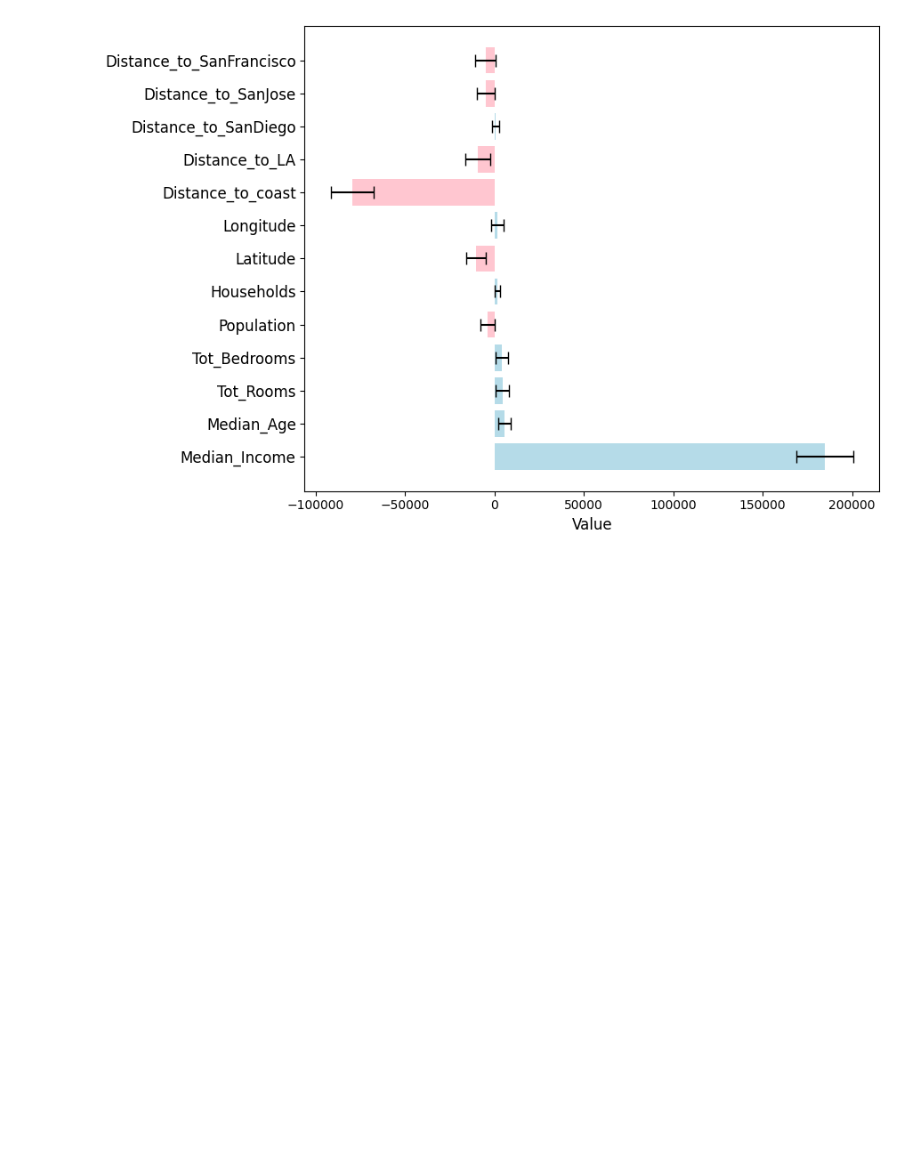
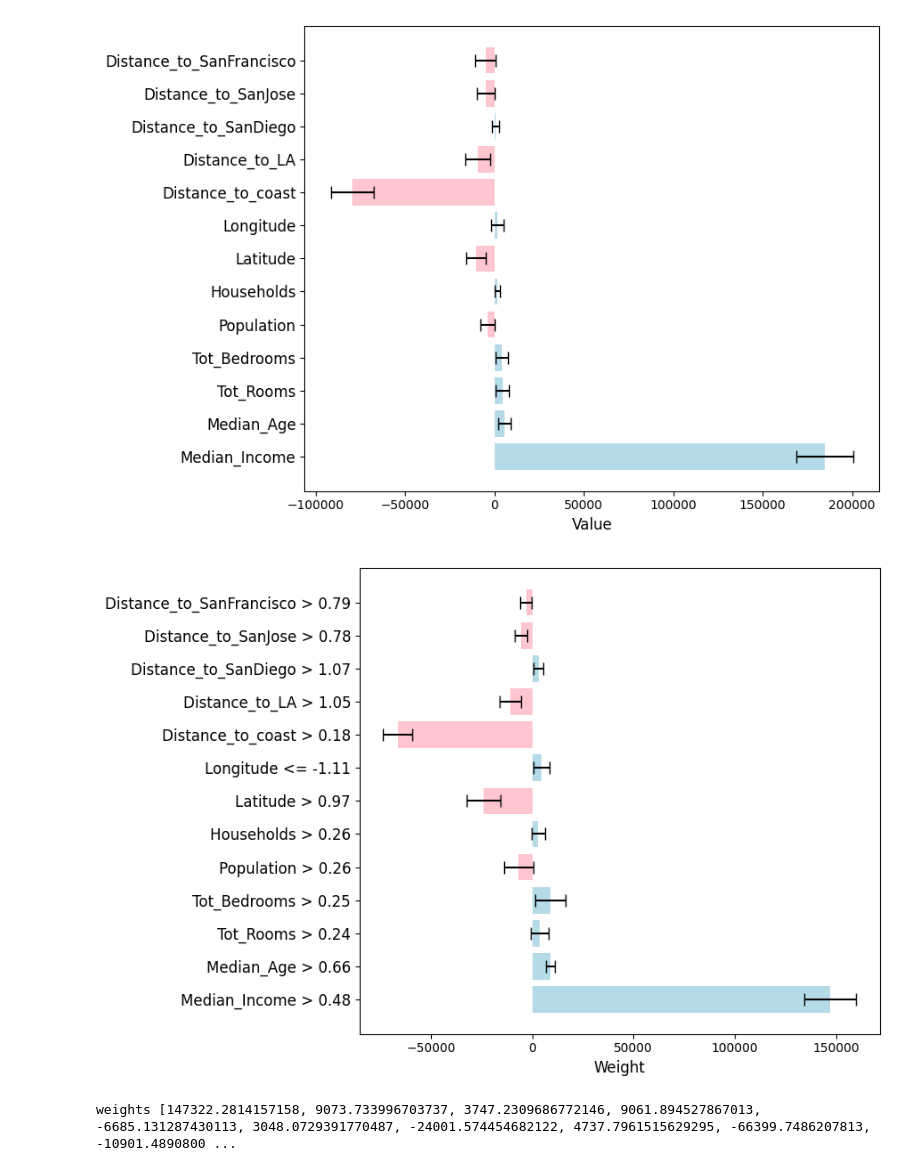
Before and after one commit to YG29/bachelorThesis, a Jupyter notebook: notebooks/cali_gbt.ipynb, the cells around one changed output. Cells and saved outputs as stored; diff of their text form; code cells hidden in the pictures; blank space fills up the shorter version.

```diff
--- a/notebooks/cali_gbt.ipynb
+++ b/notebooks/cali_gbt.ipynb
@@ -349,3 +471,5 @@ gbt_explanation_lime = gbt_model.explain_lime(X_test.loc[[128]])
 157/157 [==============================] - 0s 2ms/step
 157/157 [==============================] - 0s 1ms/step
 ... (68 outputs left out)
+# %%
+gbt_explanation_50_lime = gbt_model_50.explain_lime(X_test.loc[[128]])
@@ -458,3 +601,37 @@ plt.tight_layout()
 plt.show()
 # %% [output]
 [figure]
+# %%
+feature_weights_50 = defaultdict(list)
+
+for explanation in gbt_explanation_50_lime:
+    for feature, weight in explanation.as_list():
+        feature_weights_50[feature].append(weight)
+
+feature_stats_50 = {}
+for feature, weights in feature_weights_50.items():
+    mean_weight_50 = np.mean(weights)
+    std_weight_50 = np.std(weights)
+    feature_stats_50[feature] = {'mean': mean_weight_50, 'std': std_weight_50}
+
+sorted_keys_50 = sorted(feature_stats_50.keys(), key=sort_key)
+sorted_feature_stats_50 = {key: feature_stats_50[key] for key in sorted_keys_50}
+
+features = list(sorted_feature_stats_50.keys())
+mean_weights = [sorted_feature_stats_50[feature]['mean'] for feature in features]
+std_weights = [sorted_feature_stats_50[feature]['std'] for feature in features]
+
+colors = ['lightblue' if weight > 0 else 'pink' for weight in mean_weights]
+
+feature_ids = range(len(mean_weights))
+plt.figure(figsize=(9, 6))
+plt.barh(feature_ids, mean_weights, xerr=std_weights, capsize=5, alpha=0.9, color=colors)
+plt.yticks(feature_ids, features, fontsize=12)
+plt.xlabel("Weight", fontsize=12)
+plt.tight_layout()
+plt.show()
+
+print("weights", mean_weights, "sd", std_weights)
+# %% [output]
+[figure, added]
+weights [147322.2814157158, 9073.733996703737, 3747.2309686772146, 9061.894527867013, -6685.131287430113, 3048.0729391770487, -24001.574454682122, 4737.7961515629295, -66399.7486207813, -10901.4890800 ...
```
Also changed, not shown: parts of 13 cells of this notebook, 1 other file.
